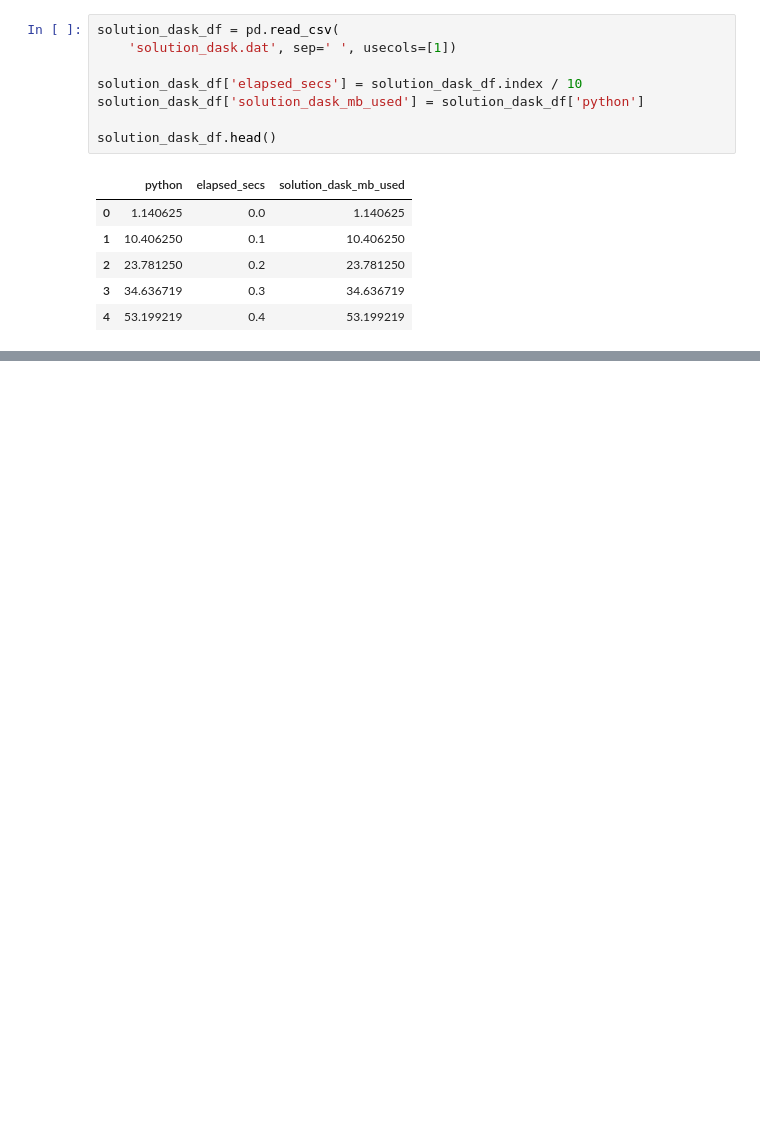
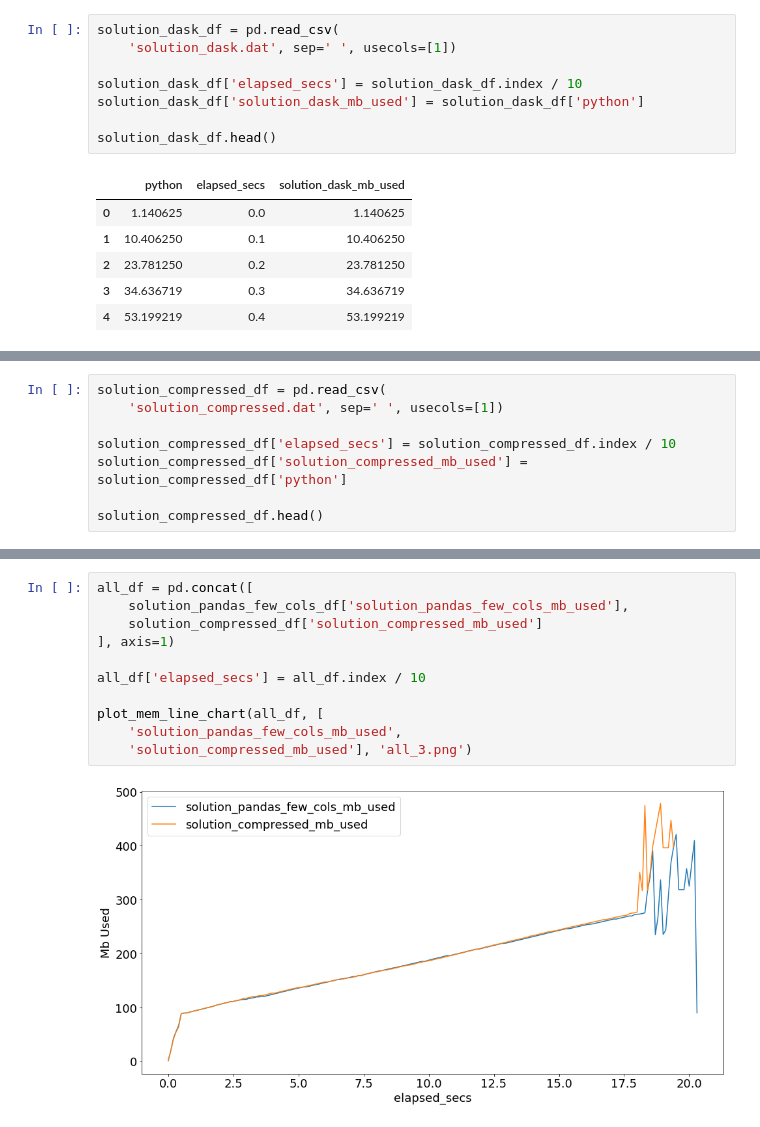
Before and after one commit to TDADSBootcamp/Advanced-Bigger-Data, a Jupyter notebook: notebooks/performance.ipynb, the cells around one changed output, grey strips where cells are left out. Saved outputs shown, nothing was run; the diff lists cells and outputs as text; blank space fills up the shorter version.

```diff
--- a/notebooks/performance.ipynb
+++ b/notebooks/performance.ipynb
@@ -114,0 +136,8 @@ plot_mem_line_chart(solution_pandas_df, ['solution_pandas_mb_used', 'solution_pa
+# %%
+solution_compressed_df = pd.read_csv(
+    'solution_compressed.dat', sep=' ', usecols=[1])
+
+solution_compressed_df['elapsed_secs'] = solution_compressed_df.index / 10
+solution_compressed_df['solution_compressed_mb_used'] = solution_compressed_df['python']
+
+solution_compressed_df.head()
@@ -114,0 +151,13 @@ plot_mem_line_chart(solution_pandas_df, ['solution_pandas_mb_used', 'solution_pa
+# %%
+all_df = pd.concat([
+    solution_pandas_few_cols_df['solution_pandas_few_cols_mb_used'],
+    solution_compressed_df['solution_compressed_mb_used']
+], axis=1)
+
+all_df['elapsed_secs'] = all_df.index / 10
+
+plot_mem_line_chart(all_df, [
+    'solution_pandas_few_cols_mb_used',
+    'solution_compressed_mb_used'], 'all_3.png')
+# %% [output]
+[figure, added]
```
Also changed, not shown: parts of 7 cells of this notebook, 7 other files.
